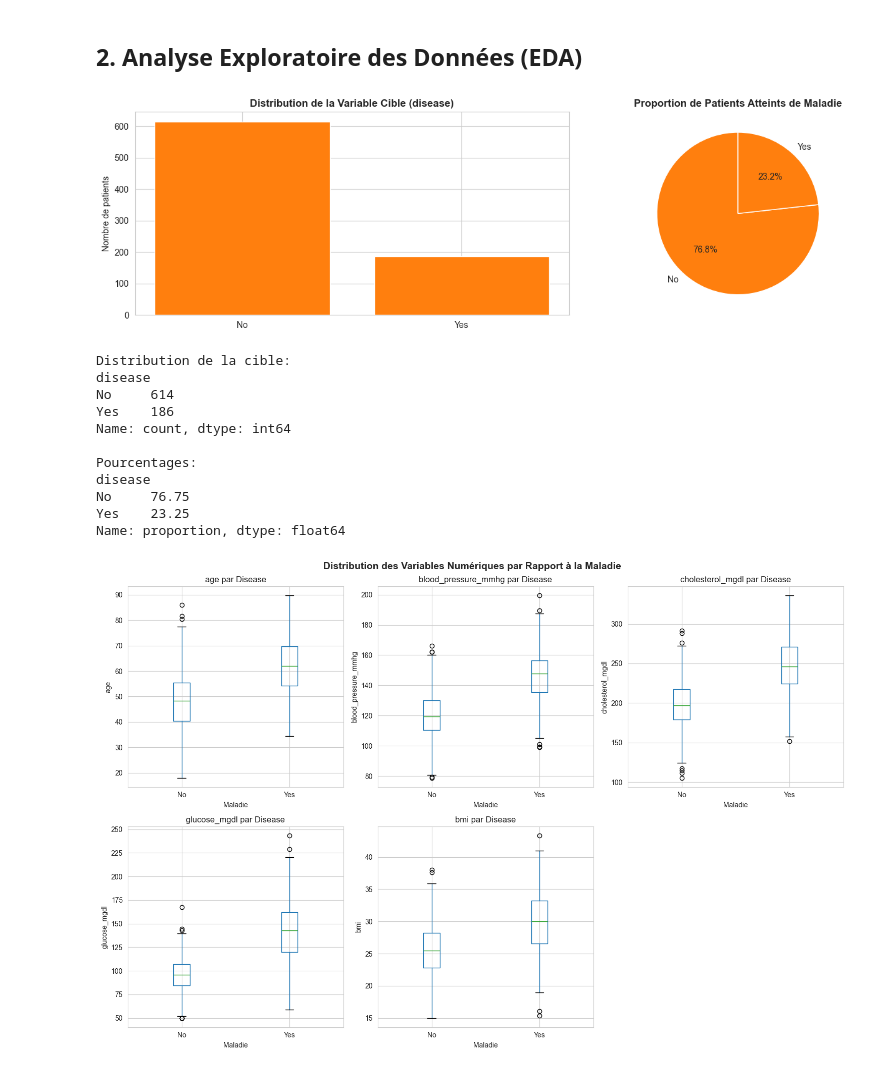
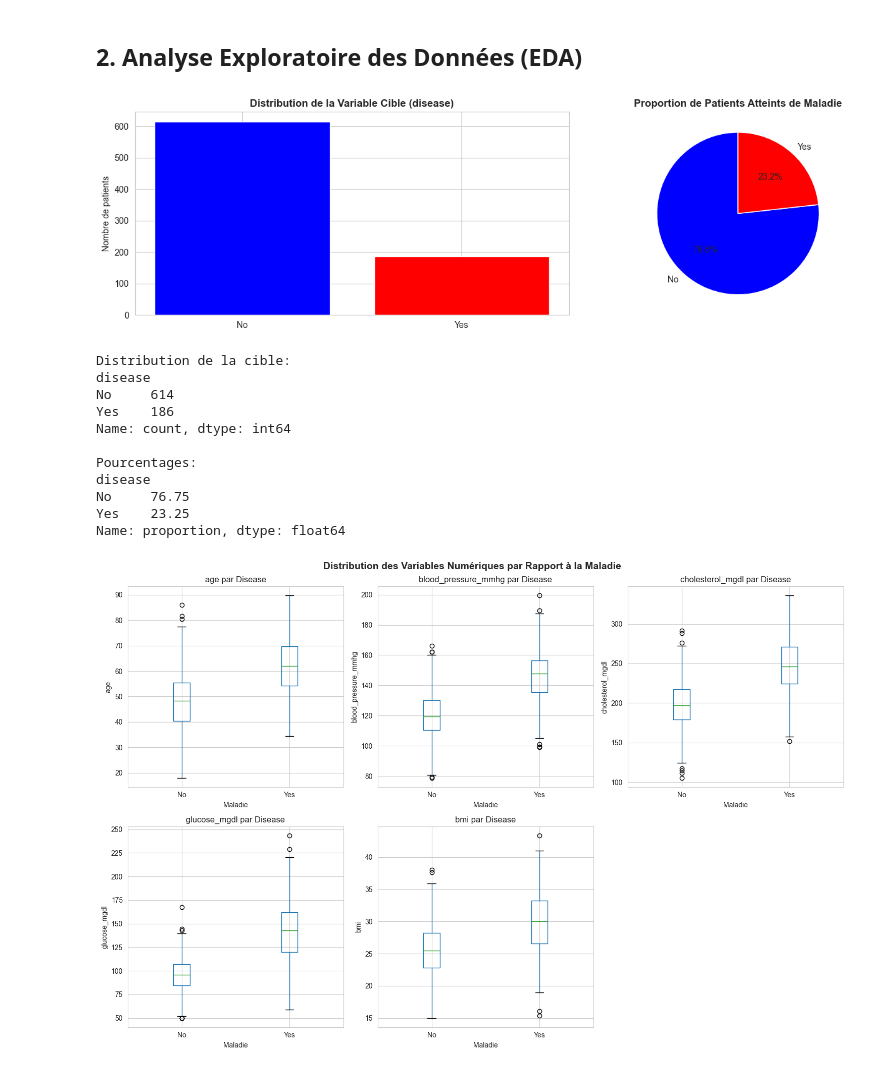
Before and after one commit to 18Nilsou/Modelisation_et_resolution_de_problemes_basees_sur_l_apprentissage_automatique, a Jupyter notebook: TP.ipynb, the cells around one changed output. Drawn from its saved outputs; the diff is of its cells as text; code cells hidden in the pictures.

```diff
--- a/TP.ipynb
+++ b/TP.ipynb
@@ -81,26 +82,26 @@ max      243.100000   43.300000
 # %%
 # Distribution de la variable cible
 fig, axes = plt.subplots(1, 2, figsize=(14, 4))
 
 # Comptage
 disease_counts = df['disease'].value_counts()
-axes[0].bar(disease_counts.index, disease_counts.values, color=['#FF7F0E', '#FF7F0E'])
+axes[0].bar(disease_counts.index, disease_counts.values, color=['Blue', 'Red'])
 axes[0].set_title('Distribution de la Variable Cible (disease)', fontsize=12, fontweight='bold')
 axes[0].set_ylabel('Nombre de patients')
 
 # Pourcentage
 disease_pct = df['disease'].value_counts(normalize=True) * 100
 axes[1].pie(disease_pct.values, labels=disease_pct.index, autopct='%1.1f%%',
-            colors=['#FF7F0E', '#FF7F0E'], startangle=90)
+            colors=['Blue', 'Red'], startangle=90)
 axes[1].set_title('Proportion de Patients Atteints de Maladie', fontsize=12, fontweight='bold')
 
 plt.tight_layout()
 plt.show()
 
 print(f"Distribution de la cible:\n{disease_counts}")
 print(f"\nPourcentages:\n{disease_pct}")
 # %% [output]
-[figure, old version]
+[figure, new version]
 Distribution de la cible:
 disease
 No     614
```
Also changed, not shown: parts of 3 cells of this notebook, 1 other file.
